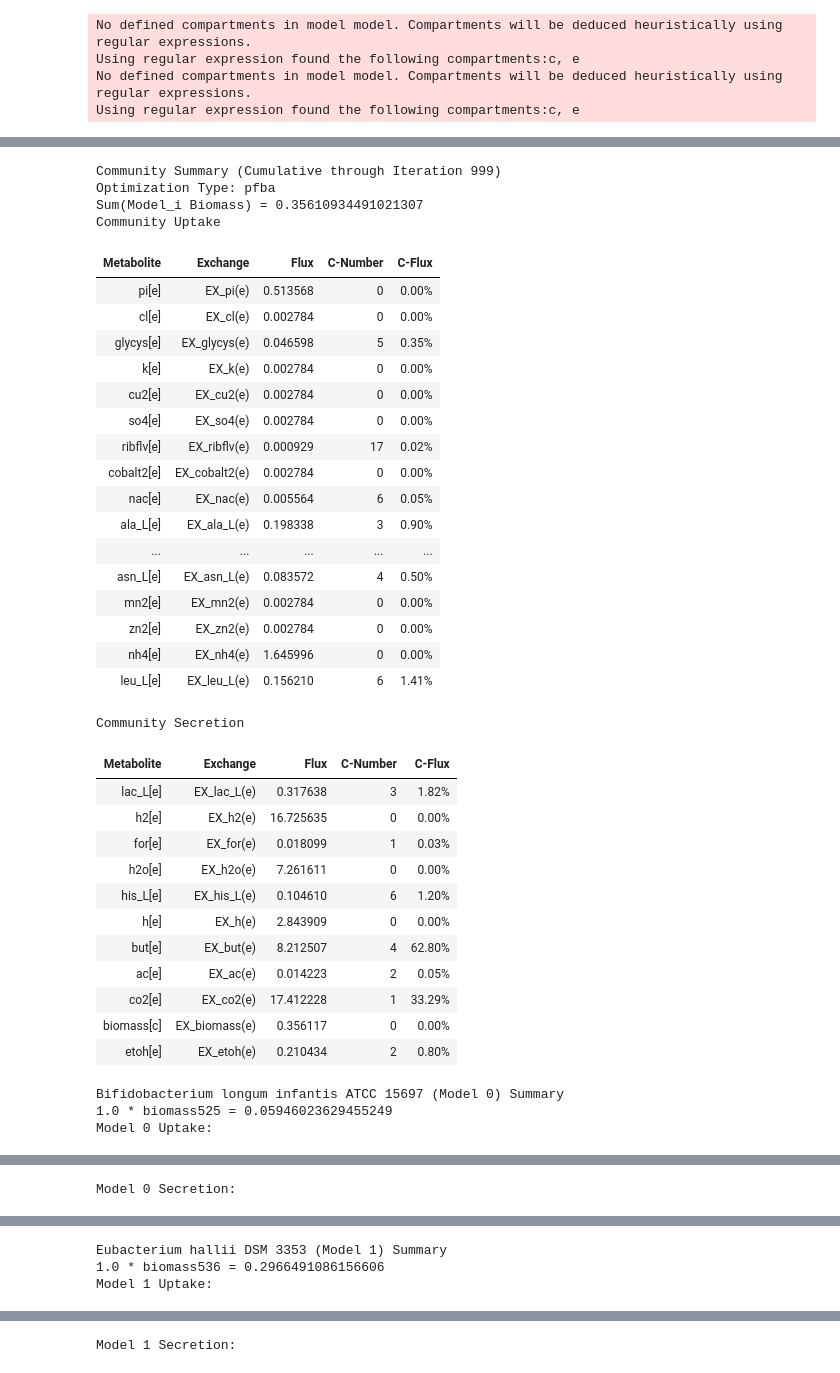
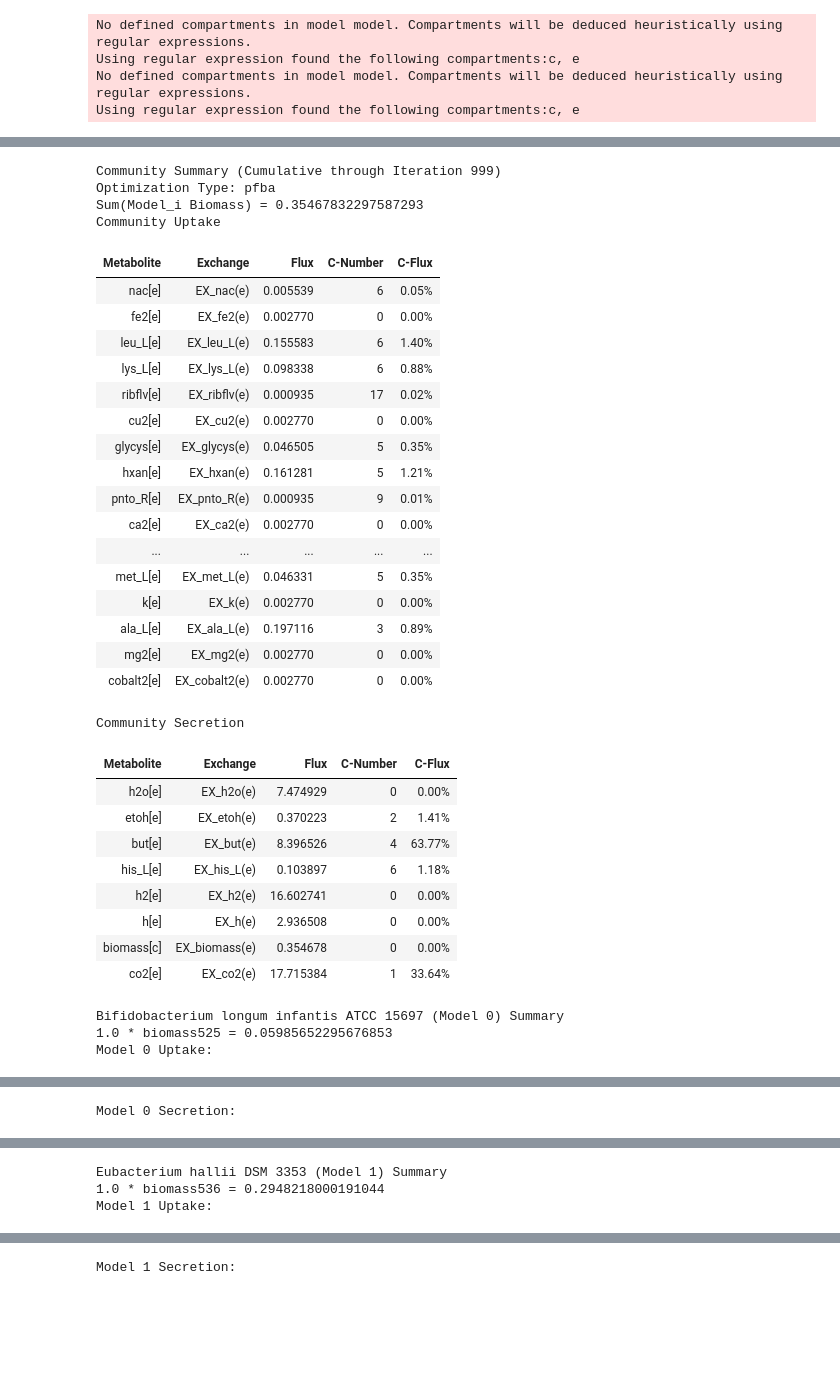
Before and after one commit to RSiegel03/giFBA, a Jupyter notebook: Examples/test_code 1.ipynb, the cells around one changed output, grey strips where cells are left out. Cells and saved outputs as stored; diff of their text form; code cells hidden in the pictures; blank space fills up the shorter version.

```diff
--- a/Examples/test_code 1.ipynb
+++ b/Examples/test_code 1.ipynb
@@ -369,41 +397,38 @@ with community_001 as comm:
 # %%
-community_001.summarize()
+community_1.summarize()
 # %% [output]
 Community Summary (Cumulative through Iteration 999)
 Optimization Type: pfba
-Sum(Model_i Biomass) = 0.35610934491021307
+Sum(Model_i Biomass) = 0.35467832297587293
 Community Uptake
 | Metabolite | Exchange | Flux | C-Number | C-Flux |
-| pi[e] | EX_pi(e) | 0.513568 | 0 | 0.00% |
-| cl[e] | EX_cl(e) | 0.002784 | 0 | 0.00% |
-| glycys[e] | EX_glycys(e) | 0.046598 | 5 | 0.35% |
-| k[e] | EX_k(e) | 0.002784 | 0 | 0.00% |
-| cu2[e] | EX_cu2(e) | 0.002784 | 0 | 0.00% |
-| so4[e] | EX_so4(e) | 0.002784 | 0 | 0.00% |
-| ribflv[e] | EX_ribflv(e) | 0.000929 | 17 | 0.02% |
-| cobalt2[e] | EX_cobalt2(e) | 0.002784 | 0 | 0.00% |
-| nac[e] | EX_nac(e) | 0.005564 | 6 | 0.05% |
-| ala_L[e] | EX_ala_L(e) | 0.198338 | 3 | 0.90% |
+| nac[e] | EX_nac(e) | 0.005539 | 6 | 0.05% |
+| fe2[e] | EX_fe2(e) | 0.002770 | 0 | 0.00% |
+| leu_L[e] | EX_leu_L(e) | 0.155583 | 6 | 1.40% |
+| lys_L[e] | EX_lys_L(e) | 0.098338 | 6 | 0.88% |
+| ribflv[e] | EX_ribflv(e) | 0.000935 | 17 | 0.02% |
+| cu2[e] | EX_cu2(e) | 0.002770 | 0 | 0.00% |
+| glycys[e] | EX_glycys(e) | 0.046505 | 5 | 0.35% |
+| hxan[e] | EX_hxan(e) | 0.161281 | 5 | 1.21% |
+| pnto_R[e] | EX_pnto_R(e) | 0.000935 | 9 | 0.01% |
+| ca2[e] | EX_ca2(e) | 0.002770 | 0 | 0.00% |
 | ... | ... | ... | ... | ... |
-| asn_L[e] | EX_asn_L(e) | 0.083572 | 4 | 0.50% |
-| mn2[e] | EX_mn2(e) | 0.002784 | 0 | 0.00% |
-| zn2[e] | EX_zn2(e) | 0.002784 | 0 | 0.00% |
-| nh4[e] | EX_nh4(e) | 1.645996 | 0 | 0.00% |
-| leu_L[e] | EX_leu_L(e) | 0.156210 | 6 | 1.41% |
+| met_L[e] | EX_met_L(e) | 0.046331 | 5 | 0.35% |
+| k[e] | EX_k(e) | 0.002770 | 0 | 0.00% |
+| ala_L[e] | EX_ala_L(e) | 0.197116 | 3 | 0.89% |
+| mg2[e] | EX_mg2(e) | 0.002770 | 0 | 0.00% |
+| cobalt2[e] | EX_cobalt2(e) | 0.002770 | 0 | 0.00% |
 Community Secretion
 | Metabolite | Exchange | Flux | C-Number | C-Flux |
-| lac_L[e] | EX_lac_L(e) | 0.317638 | 3 | 1.82% |
-| h2[e] | EX_h2(e) | 16.725635 | 0 | 0.00% |
-| for[e] | EX_for(e) | 0.018099 | 1 | 0.03% |
-| h2o[e] | EX_h2o(e) | 7.261611 | 0 | 0.00% |
-| his_L[e] | EX_his_L(e) | 0.104610 | 6 | 1.20% |
-| h[e] | EX_h(e) | 2.843909 | 0 | 0.00% |
-| but[e] | EX_but(e) | 8.212507 | 4 | 62.80% |
-| ac[e] | EX_ac(e) | 0.014223 | 2 | 0.05% |
-| co2[e] | EX_co2(e) | 17.412228 | 1 | 33.29% |
-| biomass[c] | EX_biomass(e) | 0.356117 | 0 | 0.00% |
-| etoh[e] | EX_etoh(e) | 0.210434 | 2 | 0.80% |
+| h2o[e] | EX_h2o(e) | 7.474929 | 0 | 0.00% |
+| etoh[e] | EX_etoh(e) | 0.370223 | 2 | 1.41% |
+| but[e] | EX_but(e) | 8.396526 | 4 | 63.77% |
+| his_L[e] | EX_his_L(e) | 0.103897 | 6 | 1.18% |
+| h2[e] | EX_h2(e) | 16.602741 | 0 | 0.00% |
+| h[e] | EX_h(e) | 2.936508 | 0 | 0.00% |
+| biomass[c] | EX_biomass(e) | 0.354678 | 0 | 0.00% |
+| co2[e] | EX_co2(e) | 17.715384 | 1 | 33.64% |
 Bifidobacterium longum infantis ATCC 15697 (Model 0) Summary
-1.0 * biomass525 = 0.05946023629455249
+1.0 * biomass525 = 0.05985652295676853
 Model 0 Uptake:
 | Metabolite | Exchange | Flux | C-Number | C-Flux |
@@ -434,4 +459,4 @@ Model 0 Secretion:
 Eubacterium hallii DSM 3353 (Model 1) Summary
-1.0 * biomass536 = 0.2966491086156606
+1.0 * biomass536 = 0.2948218000191044
 Model 1 Uptake:
 | Metabolite | Exchange | Flux | C-Number | C-Flux |
```
Also changed, not shown: parts of 4 cells of this notebook, 15 other files.
